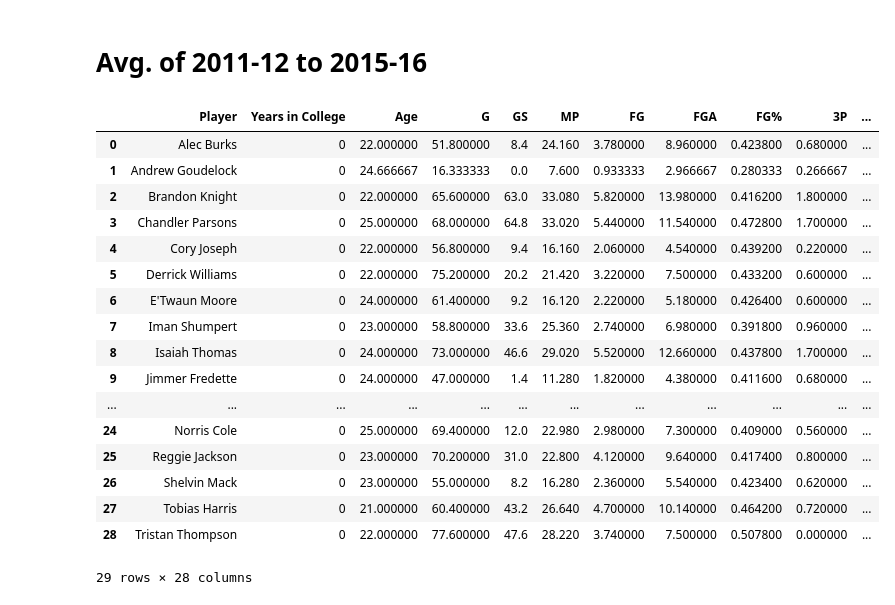
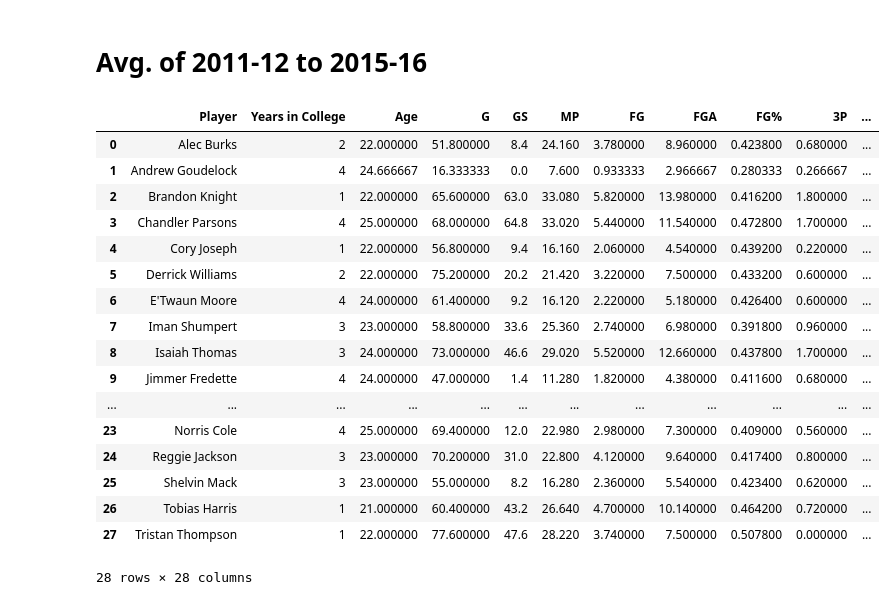
Before and after one commit to chiragnarayanakere/Senior-Project---NBA, a Jupyter notebook: 2011+draft+class-2.ipynb, the cells around one changed output. Saved outputs shown, nothing was run; the diff lists cells and outputs as text; code cells hidden in the pictures.

```diff
--- a/2011+draft+class-2.ipynb
+++ b/2011+draft+class-2.ipynb
@@ -10,15 +10,15 @@ warnings.filterwarnings('ignore')
 # %% [markdown]
 # 2011 draft class
 # %%
-data1516 = pd.read_csv('Downloads/NBA Player Stats - Regular Stats 2015-2016.csv')
+data1516 = pd.read_csv('Downloads/results/input_files/NBA Player Stats - Regular Stats 2015-2016.csv')
 data1516.drop(['Tm', 'Rk'], axis=1, inplace=True)
-data1415 = pd.read_csv('Downloads/NBA Player Stats - Regular Stats 2014-2015.csv')
+data1415 = pd.read_csv('Downloads/results/input_files/NBA Player Stats - Regular Stats 2014-2015.csv')
 data1415.drop(['Tm', 'Rk'], axis=1, inplace=True)
-data1314 = pd.read_csv('Downloads/NBA Player Stats - Regular Stats 2013-2014.csv')
+data1314 = pd.read_csv('Downloads/results/input_files/NBA Player Stats - Regular Stats 2013-2014.csv')
 data1314.drop(['Tm', 'Rk'], axis=1, inplace=True)
-data1213 = pd.read_csv('Downloads/NBA Player Stats - Regular Stats 2012-2013.csv')
+data1213 = pd.read_csv('Downloads/results/input_files/NBA Player Stats - Regular Stats 2012-2013.csv')
 data1213.drop(['Tm', 'Rk'], axis=1, inplace=True)
-data1112 = pd.read_csv('Downloads/NBA Player Stats - Regular Stats 2011-2012.csv')
+data1112 = pd.read_csv('Downloads/results/input_files/NBA Player Stats - Regular Stats 2011-2012.csv')
 data1112.drop(['Tm', 'Rk'], axis=1, inplace=True)
 data1516
 # %% [output]
@@ -42,11 +42,3 @@ data1516
 578 rows × 28 columns
 # %% [markdown]
 # College data
-# %%
-draft2011 = pd.read_csv('Downloads/part 2 first model - 2011 draft class.csv')
-draft2011['Unnamed: 0'] = draft2011['Unnamed: 0'].str.split('\\')
-for i in range(1, len(draft2011)):
-
-    draft2011['Unnamed: 0'][i] = draft2011['Unnamed: 0'][i][0]
-
-draft2011
@@ -71,0 +45,5 @@ draft2011
+# %%
+draft2011 = pd.read_csv('Downloads/results/input_files/2011_class_urls.csv')
+draft2011.columns
+college = draft2011[['Name', ' Years in College']]
+draft2011
@@ -72,9 +69,9 @@ draft2011
 # %% [markdown]
 # Avg. of 2011-12 to 2015-16
 # %%
-names = list(draft2011['Unnamed: 0'][1:])
-namenyear = draft2011[['Unnamed: 0', 'Unnamed: 1']][1:]
-namenyear = namenyear.sort_values('Unnamed: 0')
+names = list(draft2011['Name'][1:])
+namenyear = draft2011[['Name', ' Years in College']][1:]
+namenyear = namenyear.sort_values('Name')
 namenyear = namenyear.reset_index()
 namenyear = namenyear.drop('index', 1)
 
@@ -197,7 +194,7 @@ final['PF']= final['PF'].astype('float64')
 final['PS/G']= final['PS/G'].astype('float64')
 
 finaldata = final.groupby('Player', as_index=False).mean()
-finaldata.insert(1, "Years in College", namenyear['Unnamed: 1'])
+finaldata.insert(1, "Years in College", namenyear[' Years in College'])
 finaldata['Years in College'] = 0
 
 finaldata = finaldata[['Player', 'Years in College', 'Age', 'G', 'GS', 'MP', 'FG', 'FGA',
@@ -206,33 +203,42 @@ finaldata = finaldata[['Player', 'Years in College', 'Age', 'G', 'GS', 'MP', 'FG
 # %%
 x = []
 for i in range(len(finaldata['Player'])):
     for j in range(len(n1516)):
         if finaldata['Player'][i] == n1516[j]:
             x.append(n1516[j])
 f = list(set(x))
 
 test = finaldata
 
 test = test[test['Player'].isin(f)].reset_index().drop('index', 1)
 
-test.to_csv('Desktop/finaldata/2011draft.csv', sep='\t', encoding='utf-8')
+combined = college
+combined = combined.sort_values('Name').reset_index().drop('index', 1)
+combined['Player'] = test['Player']
+combined['check'] = combined['Name'].isin(combined['Player'])
+combined = combined[combined.check == True]
+combined = combined[['Name', ' Years in College']]
+years = list(combined[' Years in College'])
+test['Years in College'] = years
+
 test
+#test.to_csv('Desktop/finaldata/2011draft.csv', sep='\t', encoding='utf-8')
 # %% [output]
 |  | Player | Years in College | Age | G | GS | MP | FG | FGA | FG% | 3P | ... |
-| 0 | Alec Burks | 0 | 22.000000 | 51.800000 | 8.4 | 24.160 | 3.780000 | 8.960000 | 0.423800 | 0.680000 | ... |
-| 1 | Andrew Goudelock | 0 | 24.666667 | 16.333333 | 0.0 | 7.600 | 0.933333 | 2.966667 | 0.280333 | 0.266667 | ... |
-| 2 | Brandon Knight | 0 | 22.000000 | 65.600000 | 63.0 | 33.080 | 5.820000 | 13.980000 | 0.416200 | 1.800000 | ... |
-| 3 | Chandler Parsons | 0 | 25.000000 | 68.000000 | 64.8 | 33.020 | 5.440000 | 11.540000 | 0.472800 | 1.700000 | ... |
-| 4 | Cory Joseph | 0 | 22.000000 | 56.800000 | 9.4 | 16.160 | 2.060000 | 4.540000 | 0.439200 | 0.220000 | ... |
-| 5 | Derrick Williams | 0 | 22.000000 | 75.200000 | 20.2 | 21.420 | 3.220000 | 7.500000 | 0.433200 | 0.600000 | ... |
-| 6 | E'Twaun Moore | 0 | 24.000000 | 61.400000 | 9.2 | 16.120 | 2.220000 | 5.180000 | 0.426400 | 0.600000 | ... |
-| 7 | Iman Shumpert | 0 | 23.000000 | 58.800000 | 33.6 | 25.360 | 2.740000 | 6.980000 | 0.391800 | 0.960000 | ... |
-| 8 | Isaiah Thomas | 0 | 24.000000 | 73.000000 | 46.6 | 29.020 | 5.520000 | 12.660000 | 0.437800 | 1.700000 | ... |
-| 9 | Jimmer Fredette | 0 | 24.000000 | 47.000000 | 1.4 | 11.280 | 1.820000 | 4.380000 | 0.411600 | 0.680000 | ... |
+| 0 | Alec Burks | 2 | 22.000000 | 51.800000 | 8.4 | 24.160 | 3.780000 | 8.960000 | 0.423800 | 0.680000 | ... |
+| 1 | Andrew Goudelock | 4 | 24.666667 | 16.333333 | 0.0 | 7.600 | 0.933333 | 2.966667 | 0.280333 | 0.266667 | ... |
+| 2 | Brandon Knight | 1 | 22.000000 | 65.600000 | 63.0 | 33.080 | 5.820000 | 13.980000 | 0.416200 | 1.800000 | ... |
+| 3 | Chandler Parsons | 4 | 25.000000 | 68.000000 | 64.8 | 33.020 | 5.440000 | 11.540000 | 0.472800 | 1.700000 | ... |
+| 4 | Cory Joseph | 1 | 22.000000 | 56.800000 | 9.4 | 16.160 | 2.060000 | 4.540000 | 0.439200 | 0.220000 | ... |
+| 5 | Derrick Williams | 2 | 22.000000 | 75.200000 | 20.2 | 21.420 | 3.220000 | 7.500000 | 0.433200 | 0.600000 | ... |
+| 6 | E'Twaun Moore | 4 | 24.000000 | 61.400000 | 9.2 | 16.120 | 2.220000 | 5.180000 | 0.426400 | 0.600000 | ... |
+| 7 | Iman Shumpert | 3 | 23.000000 | 58.800000 | 33.6 | 25.360 | 2.740000 | 6.980000 | 0.391800 | 0.960000 | ... |
+| 8 | Isaiah Thomas | 3 | 24.000000 | 73.000000 | 46.6 | 29.020 | 5.520000 | 12.660000 | 0.437800 | 1.700000 | ... |
+| 9 | Jimmer Fredette | 4 | 24.000000 | 47.000000 | 1.4 | 11.280 | 1.820000 | 4.380000 | 0.411600 | 0.680000 | ... |
 | ... | ... | ... | ... | ... | ... | ... | ... | ... | ... | ... | ... |
-| 24 | Norris Cole | 0 | 25.000000 | 69.400000 | 12.0 | 22.980 | 2.980000 | 7.300000 | 0.409000 | 0.560000 | ... |
-| 25 | Reggie Jackson | 0 | 23.000000 | 70.200000 | 31.0 | 22.800 | 4.120000 | 9.640000 | 0.417400 | 0.800000 | ... |
-| 26 | Shelvin Mack | 0 | 23.000000 | 55.000000 | 8.2 | 16.280 | 2.360000 | 5.540000 | 0.423400 | 0.620000 | ... |
-| 27 | Tobias Harris | 0 | 21.000000 | 60.400000 | 43.2 | 26.640 | 4.700000 | 10.140000 | 0.464200 | 0.720000 | ... |
-| 28 | Tristan Thompson | 0 | 22.000000 | 77.600000 | 47.6 | 28.220 | 3.740000 | 7.500000 | 0.507800 | 0.000000 | ... |
+| 23 | Norris Cole | 4 | 25.000000 | 69.400000 | 12.0 | 22.980 | 2.980000 | 7.300000 | 0.409000 | 0.560000 | ... |
+| 24 | Reggie Jackson | 3 | 23.000000 | 70.200000 | 31.0 | 22.800 | 4.120000 | 9.640000 | 0.417400 | 0.800000 | ... |
+| 25 | Shelvin Mack | 3 | 23.000000 | 55.000000 | 8.2 | 16.280 | 2.360000 | 5.540000 | 0.423400 | 0.620000 | ... |
+| 26 | Tobias Harris | 1 | 21.000000 | 60.400000 | 43.2 | 26.640 | 4.700000 | 10.140000 | 0.464200 | 0.720000 | ... |
+| 27 | Tristan Thompson | 1 | 22.000000 | 77.600000 | 47.6 | 28.220 | 3.740000 | 7.500000 | 0.507800 | 0.000000 | ... |
-29 rows × 28 columns
+28 rows × 28 columns
```
Also changed, not shown: parts of 2 cells of this notebook, 7 other files.
